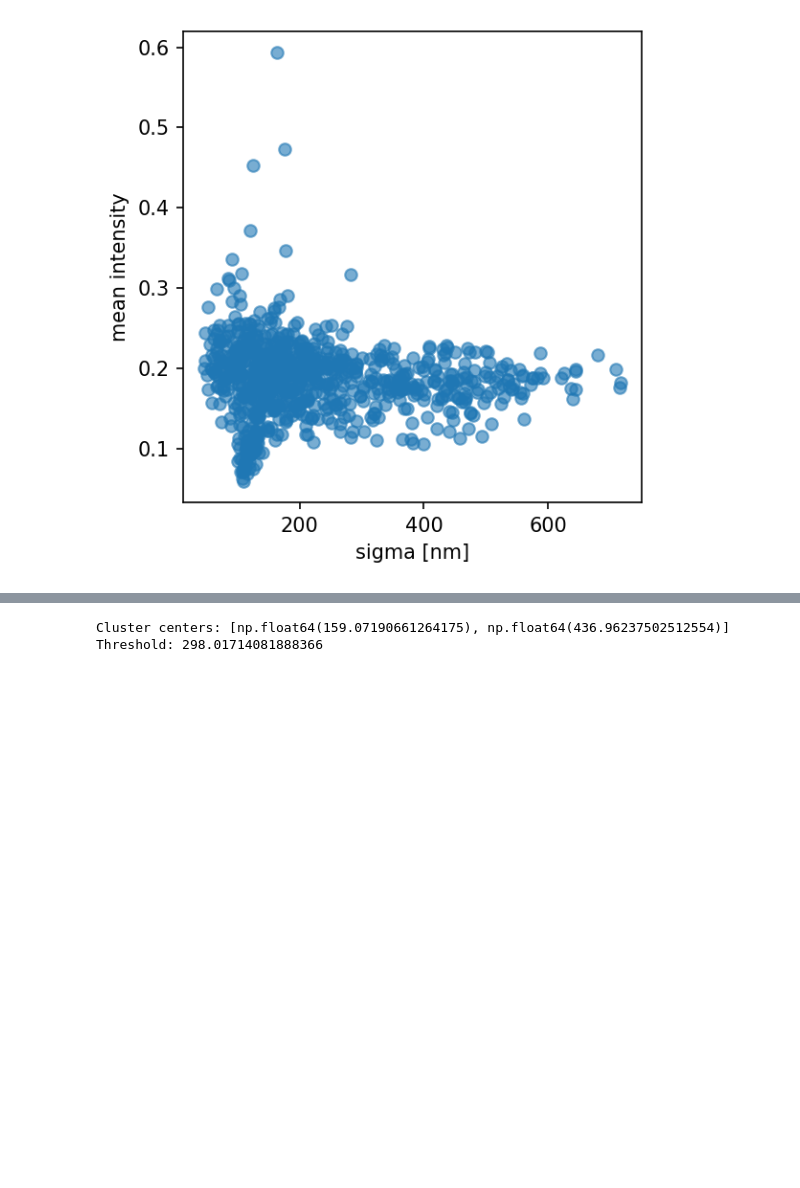
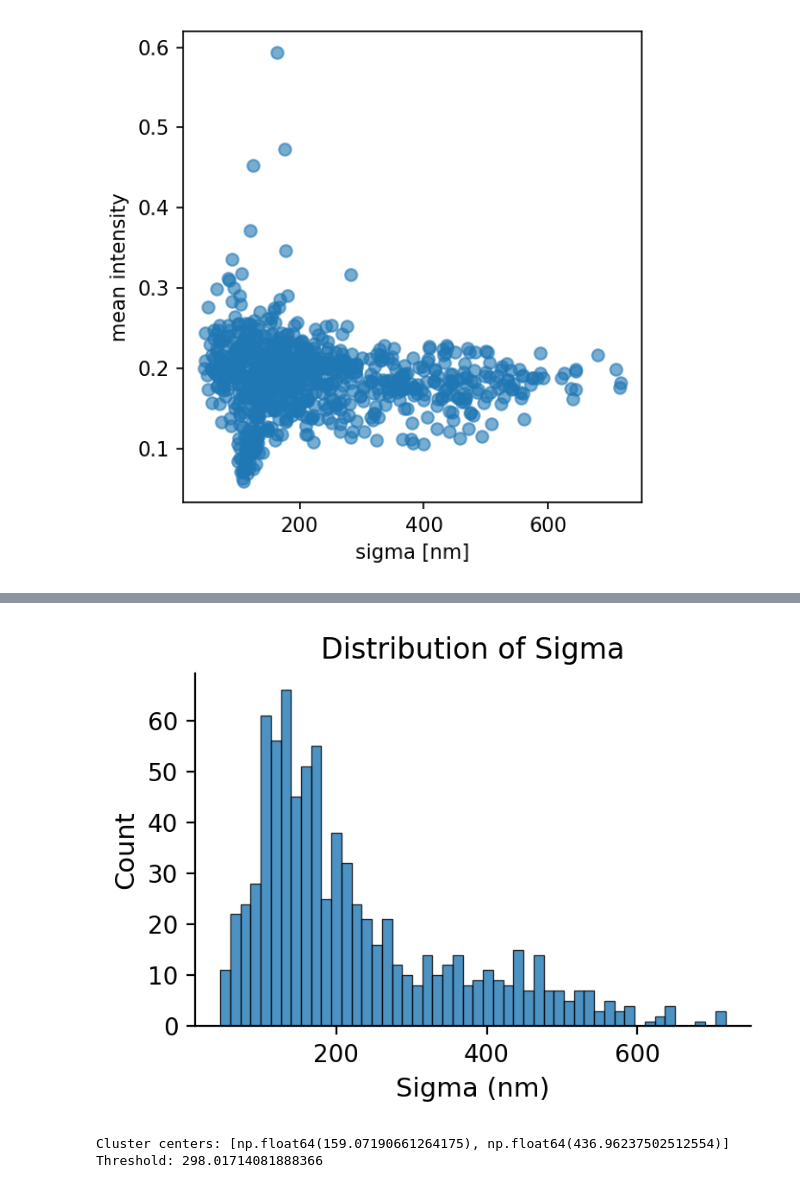
Before and after one commit to Lopatushka/LLPS, a Jupyter notebook: Kmean.ipynb, the cells around one changed output, grey strips where cells are left out. Drawn from its saved outputs; the diff is of its cells as text; code cells hidden in the pictures; blank space fills up the shorter version.

```diff
--- a/Kmean.ipynb
+++ b/Kmean.ipynb
@@ -112,6 +112,43 @@ def scatter_plot(df, x_col, y_col):
 
     plt.tight_layout()
     plt.show()
+
+
+def plot_histogram(df, column, bins=50, xlabel=None, title=None,
+                   figsize=(4, 3), dpi=200):
+    """
+    Plot histogram for a dataframe column.
+
+    Parameters:
+    df : pandas.DataFrame
+    column : str
+        Column name to plot
+    bins : int
+        Number of bins
+    xlabel : str (optional)
+    title : str (optional)
+    """
+
+    fig, ax = plt.subplots(figsize=figsize, dpi=dpi)
+
+    ax.hist(
+        df[column].dropna(),
+        bins=bins,
+        edgecolor="black",
+        linewidth=0.5,
+        alpha=0.8
+    )
+
+    ax.set_xlabel(xlabel if xlabel else column, fontsize=11)
+    ax.set_ylabel("Count", fontsize=11)
+    ax.set_title(title if title else f"Distribution of {column}", fontsize=12)
+
+    # Clean style
+    ax.spines["top"].set_visible(False)
+    ax.spines["right"].set_visible(False)
+
+    plt.tight_layout()
+    plt.show()
 # %%
 scatter_plot(df, "sigma [nm]", "mean_intensity")
 # %% [output]
@@ -143,3 +160,7 @@ plt.show()
+# %%
+plot_histogram(df, column="sigma [nm]", xlabel="Sigma (nm)", title="Distribution of Sigma")
+# %% [output]
+[figure, added]
 # %%
 X = df[["sigma [nm]"]]   # must stay 2D for sklearn
 X = df[["sigma [nm]"]].dropna()
```
Also changed, not shown: parts of 1 cell of this notebook.
